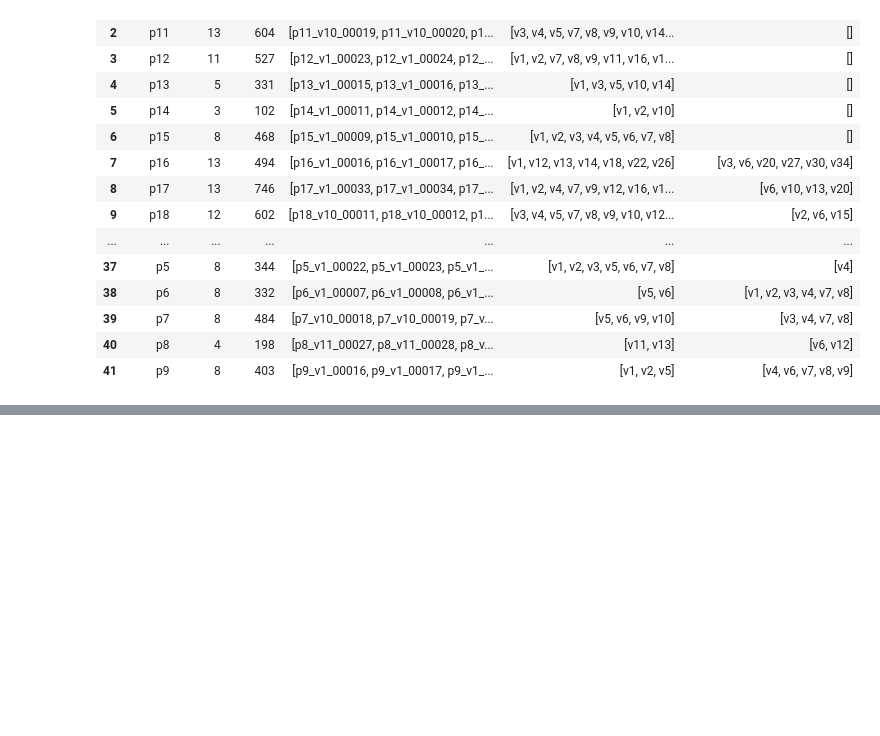
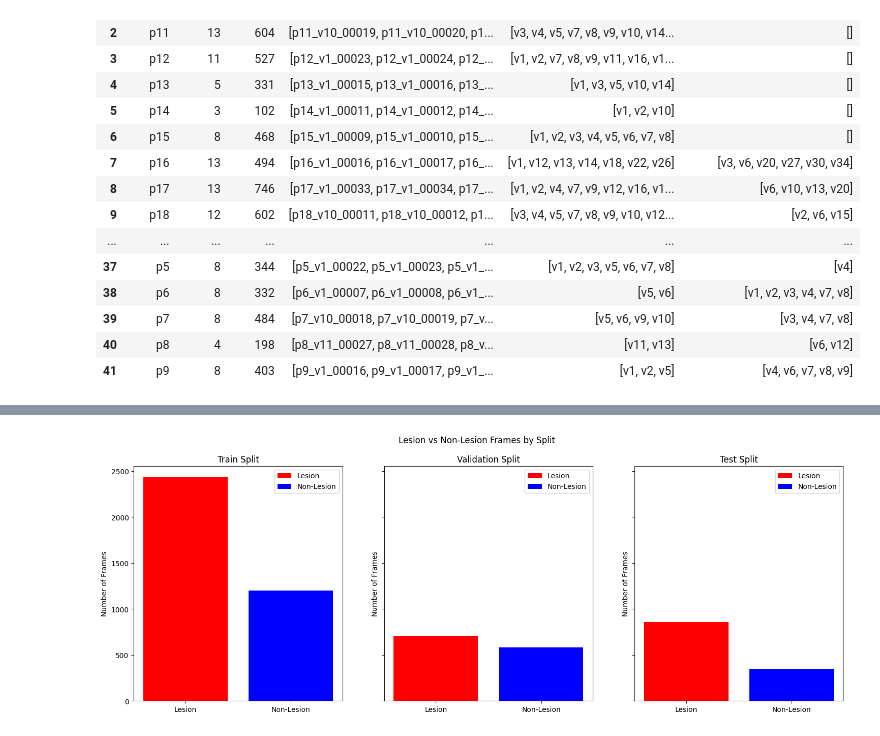
Before and after one commit to MarioPasc/Atheroesclerosis_Detection, a Jupyter notebook: jupyter_notebooks/explore_dataset.ipynb, the cells around one changed output, grey strips where cells are left out. Drawn from its saved outputs; the diff is of its cells as text; code cells hidden in the pictures; blank space fills up the shorter version.

```diff
--- a/jupyter_notebooks/explore_dataset.ipynb
+++ b/jupyter_notebooks/explore_dataset.ipynb
@@ -140,0 +276,39 @@ df
+# %%
+from sklearn.model_selection import train_test_split
+
+# Crear splits
+train_val_videos, test_videos = train_test_split(df['video_paciente'].unique(), test_size=0.2, random_state=90)
+train_videos, val_videos = train_test_split(train_val_videos, test_size=0.25, random_state=90)  # 0.25 * 0.8 = 0.2
+
+# Crear DataFrames para cada split
+train_df = df[df['video_paciente'].isin(train_videos)]
+val_df = df[df['video_paciente'].isin(val_videos)]
+test_df = df[df['video_paciente'].isin(test_videos)]
+
+# Contar frames lesionados y no lesionados para cada split
+def count_lesion_non_lesion(dataframe):
+    lesion = dataframe['Lesion'].sum()
+    non_lesion = (~dataframe['Lesion']).sum()
+    return lesion, non_lesion
+
+train_lesion, train_non_lesion = count_lesion_non_lesion(train_df)
+val_lesion, val_non_lesion = count_lesion_non_lesion(val_df)
+test_lesion, test_non_lesion = count_lesion_non_lesion(test_df)
+
+# Graficar los resultados
+fig, axes = plt.subplots(1, 3, figsize=(18, 6), sharey=True)
+splits = ['Train', 'Validation', 'Test']
+lesion_counts = [train_lesion, val_lesion, test_lesion]
+non_lesion_counts = [train_non_lesion, val_non_lesion, test_non_lesion]
+
+for i, ax in enumerate(axes):
+    ax.bar(['Lesion'], [lesion_counts[i]], color='red', label='Lesion')
+    ax.bar(['Non-Lesion'], [non_lesion_counts[i]], color='blue', label='Non-Lesion')
+    ax.set_title(f'{splits[i]} Split')
+    ax.set_ylabel('Number of Frames')
+    ax.legend()
+
+plt.suptitle('Lesion vs Non-Lesion Frames by Split')
+plt.show()
+# %% [output]
+[figure, added]
```
Also changed, not shown: parts of 5 cells of this notebook, 1 other file.
